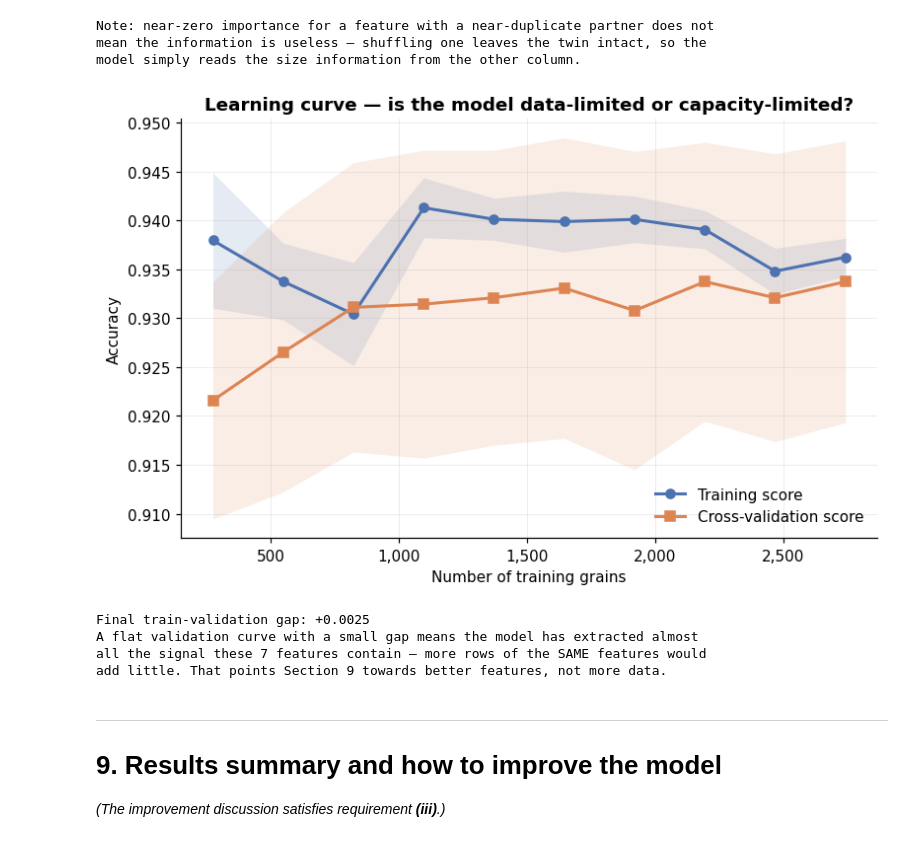
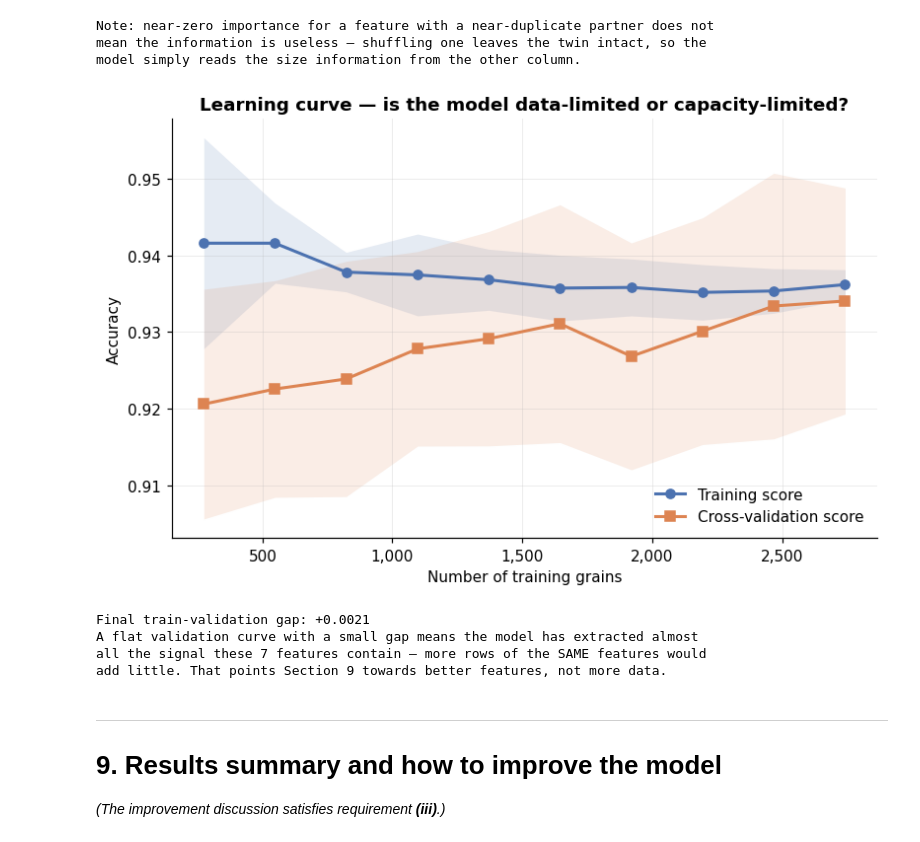
Before and after one commit to Chi944/ICT304_T1, a Jupyter notebook: ICT304_Tut1_Rice_Classification.ipynb, the cells around one changed output. Drawn from its saved outputs; the diff is of its cells as text; code cells hidden in the pictures.

```diff
--- a/ICT304_Tut1_Rice_Classification.ipynb
+++ b/ICT304_Tut1_Rice_Classification.ipynb
@@ -313,7 +312,9 @@ def load_rice_dataset(search_root="."):
     xlsx = _find("Rice_Cammeo_Osmancik.xlsx")
 
     if not arff and not xlsx:
-        archives = _find("*Rice*Dataset*.zip") or _find("*.zip")
+        # Prefer the archive by name; only fall back to a bare .zip scan if that misses,
+        # and ignore any archive that clearly is not this dataset.
+        archives = _find("*Rice*.zip") or [z for z in _find("*.zip") if "rice" in z.lower()]
         if not archives:
             raise FileNotFoundError(
                 "Could not locate the rice dataset. Place "
@@ -676,7 +676,12 @@ TARGET_NAMES  = ["Cammeo", "Osmancik"]
 X = df[features].astype(float).values
 y = df["Class"].map(CLASS_MAP).values
 
-assert not np.isnan(y).any(), "Unmapped class label found — check for stray whitespace."
+# Guard against a stray label the map does not cover. Checking the source column
+# directly is safer than inspecting the mapped array, whose dtype depends on whether
+# any value failed to map in the first place.
+unmapped = sorted(set(df["Class"]) - set(CLASS_MAP))
+assert not unmapped, f"Unmapped class label(s): {unmapped} - check for stray whitespace."
+y = y.astype(int)
 
 # Stratified hold-out: 80% train / 20% test.
 # The test set is set aside now and is NOT touched again until Section 7.
@@ -797,11 +802,19 @@ evaluates every combination under the 10-fold scheme and keeps the best.
 # %%
 cv = StratifiedKFold(n_splits=10, shuffle=True, random_state=RANDOM_STATE)
 
+# Note on `probability`: it is deliberately left at its default of False. Setting it
+# True makes SVC fit an extra internal 5-fold Platt-scaling model for EVERY candidate
+# in the grid, which multiplies the search cost roughly five-fold. We do not need
+# calibrated probabilities here: the ROC curve is built from `decision_function`, the
+# signed distance to the separating hyperplane, which is the canonical score for an
+# SVM. Platt scaling is a monotonic transform of that distance, so it cannot change
+# the ranking of samples and the ROC-AUC is identical either way.
+#
 # The scaler lives INSIDE the pipeline. During each CV fold it is re-fitted on that
 # fold's training portion only, so no validation statistics leak into training.
 svm_pipe = Pipeline([
     ("scaler", StandardScaler()),
-    ("svm", SVC(kernel="rbf", random_state=RANDOM_STATE, probability=True)),
+    ("svm", SVC(kernel="rbf", random_state=RANDOM_STATE)),
 ])
 
 param_grid = {
@@ -1214,36 +1365,36 @@ model simply reads the size information from the other column.
 # %%
 # ---- Learning curve: would more data help? ------------------------------
 sizes, train_sc, val_sc = learning_curve(
     best_model, X_train, y_train, cv=cv, scoring="accuracy", n_jobs=-1,
-    train_sizes=np.linspace(0.1, 1.0, 10), random_state=RANDOM_STATE)
+    train_sizes=np.linspace(0.1, 1.0, 10), shuffle=True, random_state=RANDOM_STATE)
 
 fig, ax = plt.subplots(figsize=(7.4, 4.8))
 ax.plot(sizes, train_sc.mean(axis=1), "o-", color=COLOR_CAMMEO, linewidth=2,
         markersize=6, label="Training score")
 ax.fill_between(sizes, train_sc.mean(axis=1) - train_sc.std(axis=1),
                 train_sc.mean(axis=1) + train_sc.std(axis=1),
                 color=COLOR_CAMMEO, alpha=0.14, linewidth=0)
 ax.plot(sizes, val_sc.mean(axis=1), "s-", color=COLOR_OSMANCIK, linewidth=2,
         markersize=6, label="Cross-validation score")
 ax.fill_between(sizes, val_sc.mean(axis=1) - val_sc.std(axis=1),
                 val_sc.mean(axis=1) + val_sc.std(axis=1),
                 color=COLOR_OSMANCIK, alpha=0.14, linewidth=0)
 
 ax.set_xlabel("Number of training grains")
 ax.set_ylabel("Accuracy")
 ax.set_title("Learning curve — is the model data-limited or capacity-limited?")
 ax.legend(loc="lower right")
 ax.xaxis.set_major_formatter(mticker.StrMethodFormatter("{x:,.0f}"))
 plt.tight_layout(); plt.show()
 
 final_gap = train_sc.mean(axis=1)[-1] - val_sc.mean(axis=1)[-1]
 print(f"Final train-validation gap: {final_gap:+.4f}")
 print("A flat validation curve with a small gap means the model has extracted almost")
 print("all the signal these 7 features contain — more rows of the SAME features would")
 print("add little. That points Section 9 towards better features, not more data.")
 # %% [output]
-[figure, old version]
+[figure, new version]
-Final train-validation gap: +0.0025
+Final train-validation gap: +0.0021
 A flat validation curve with a small gap means the model has extracted almost
 all the signal these 7 features contain — more rows of the SAME features would
 add little. That points Section 9 towards better features, not more data.
```
Also changed, not shown: parts of 15 cells of this notebook.
